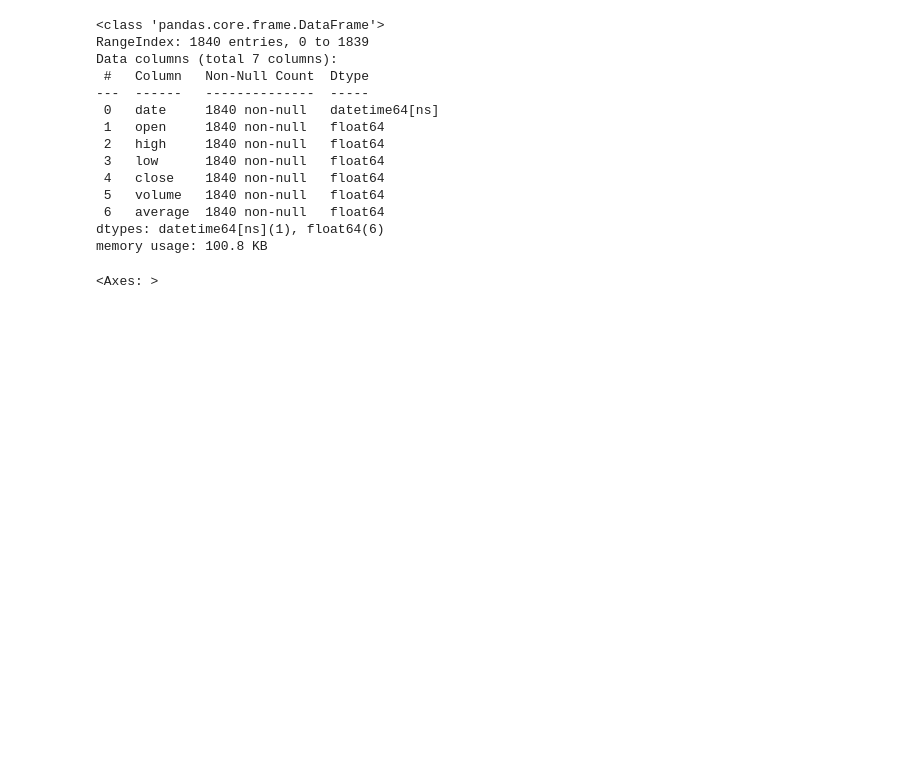
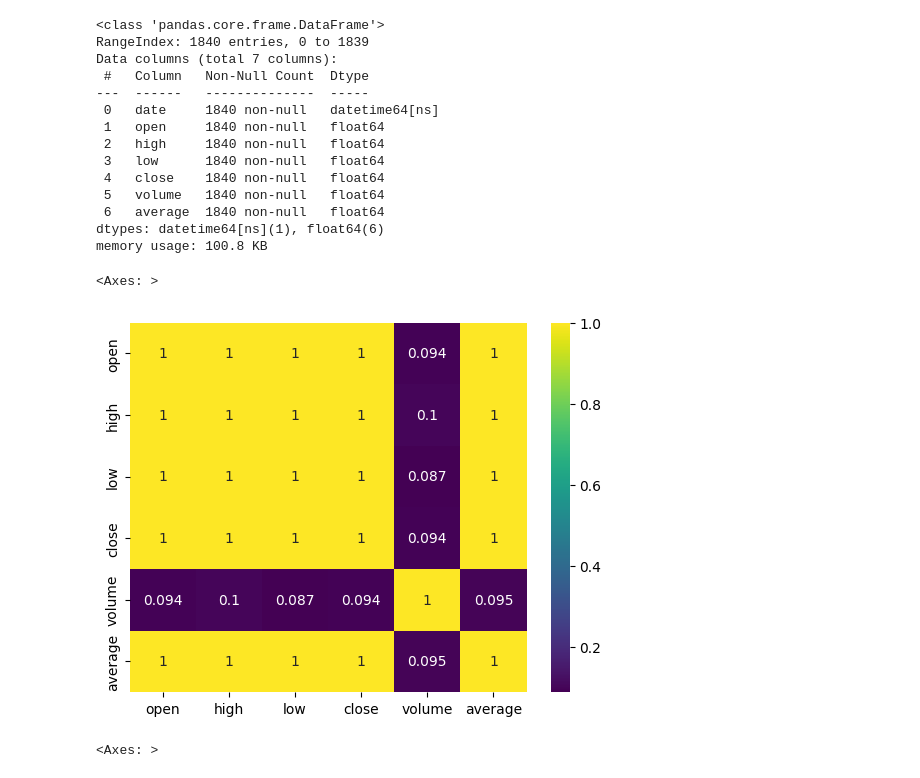
Before and after one commit to DayanaHenao/TalentoTECH, a Jupyter notebook: EDA.ipynb, the cells around one changed output. Drawn from its saved outputs; the diff is of its cells as text; code cells hidden in the pictures; blank space fills up the shorter version.

```diff
--- a/EDA.ipynb
+++ b/EDA.ipynb
@@ -79,6 +79,11 @@ Data columns (total 7 columns):
  6   average  1840 non-null   float64
 dtypes: datetime64[ns](1), float64(6)
 memory usage: 100.8 KB
+# %%
+sns.heatmap(data=brent_prices.drop(columns=['date']).corr(), annot=True, cmap='viridis')
+# %% [output]
+<Axes: >
+[figure, added]
 # %%
 sns.boxplot(data=brent_prices.drop(columns=['volume', 'date']))
 # %% [output]
```
Also changed, not shown: parts of 1 cell of this notebook.
